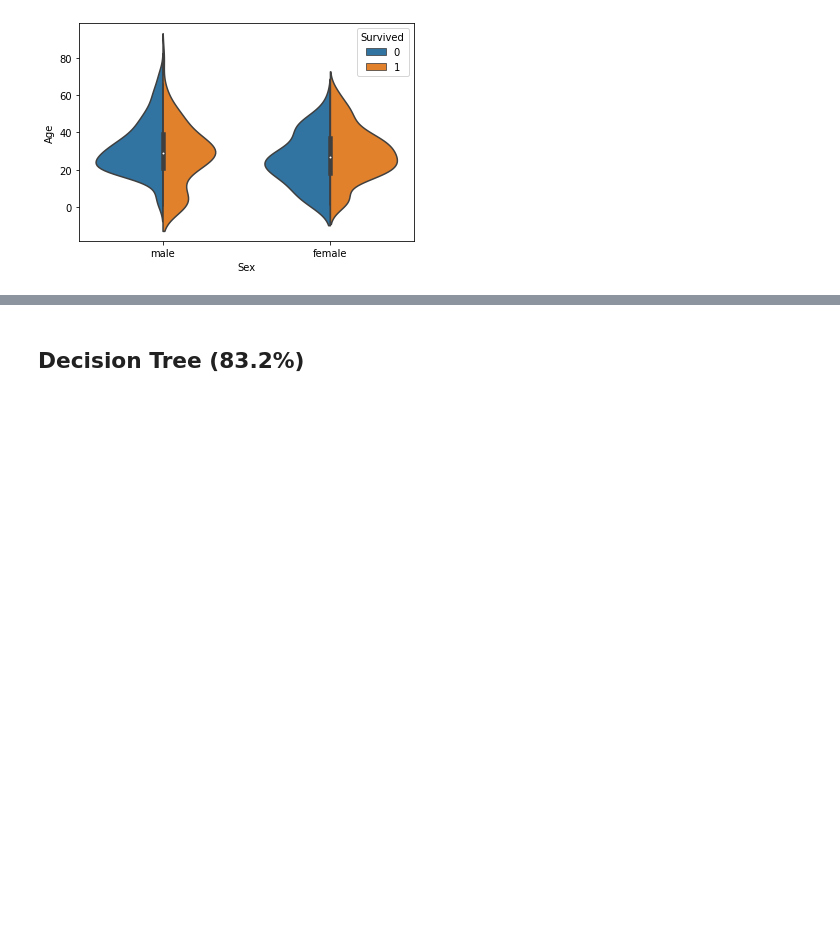
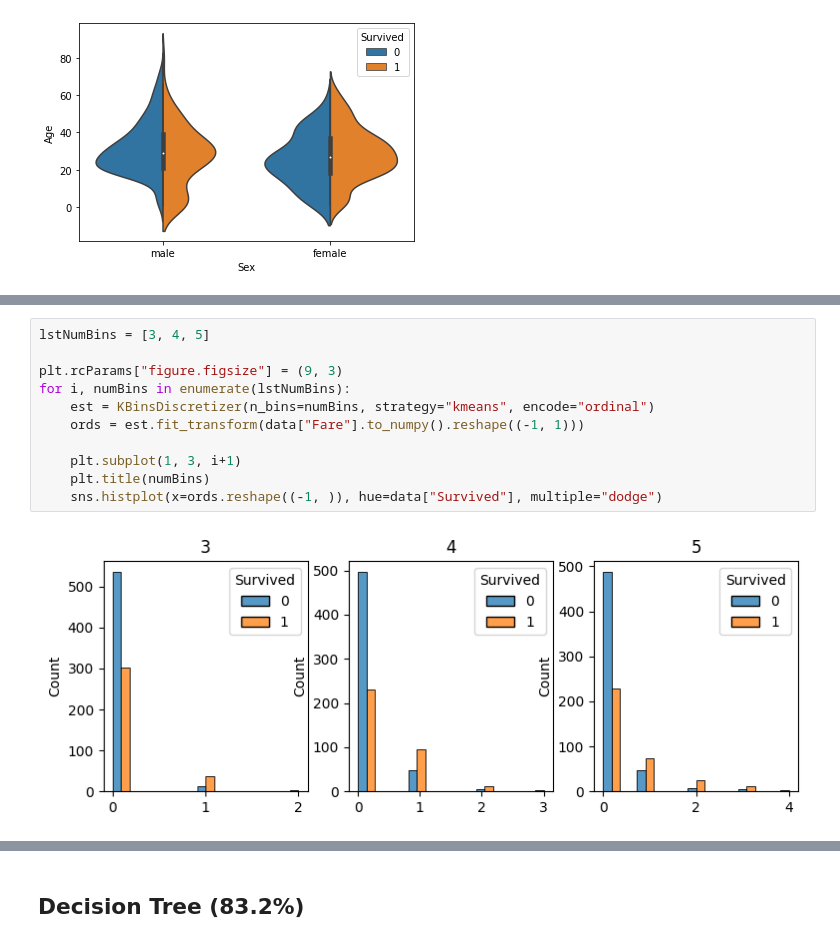
Before and after one commit to QQQQ00243/Titanic, a Jupyter notebook: Titanic.ipynb, the cells around one changed output, grey strips where cells are left out. Saved outputs shown, nothing was run; the diff lists cells and outputs as text; blank space fills up the shorter version.

```diff
--- a/Titanic.ipynb
+++ b/Titanic.ipynb
@@ -178,0 +116,13 @@ accuracy: 0.806
+# %%
+lstNumBins = [3, 4, 5]
+
+plt.rcParams["figure.figsize"] = (9, 3)
+for i, numBins in enumerate(lstNumBins):
+    est = KBinsDiscretizer(n_bins=numBins, strategy="kmeans", encode="ordinal")
+    ords = est.fit_transform(data["Fare"].to_numpy().reshape((-1, 1)))
+
+    plt.subplot(1, 3, i+1)
+    plt.title(numBins)
+    sns.histplot(x=ords.reshape((-1, )), hue=data["Survived"], multiple="dodge")
+# %% [output]
+[figure, added]
```
Also changed, not shown: parts of 79 cells of this notebook, 7 other files.
